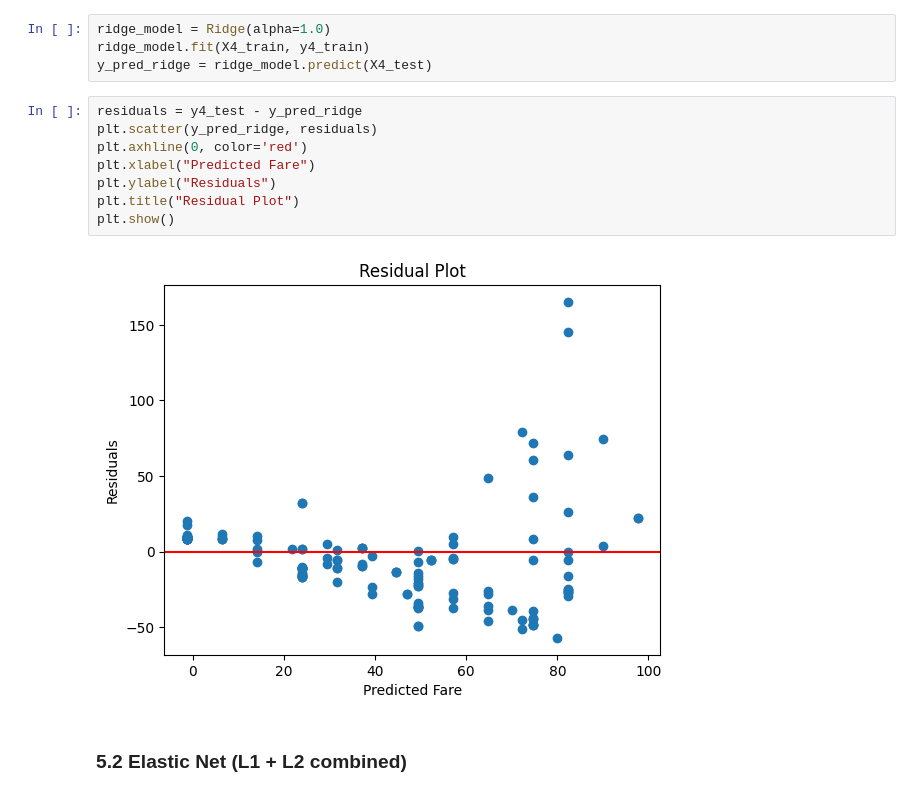
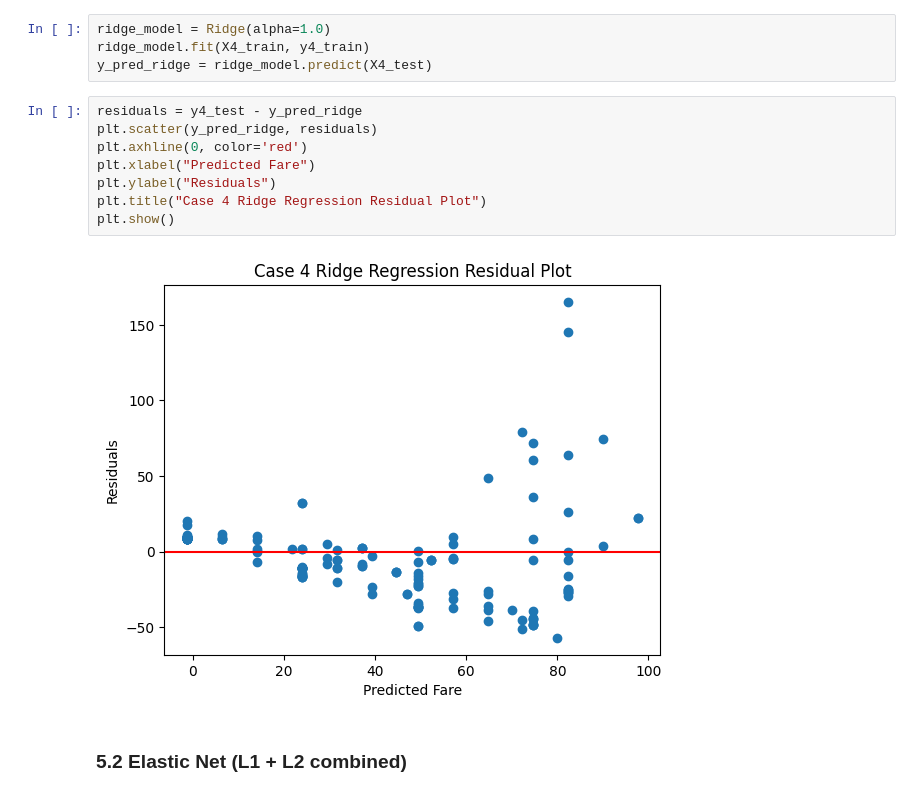
Before and after one commit to hrawp/applied-ml-hrawp, a Jupyter notebook: notebooks/project04/ml04__aaron.ipynb, the cells around one changed output. Saved outputs shown, nothing was run; the diff lists cells and outputs as text.

```diff
--- a/notebooks/project04/ml04__aaron.ipynb
+++ b/notebooks/project04/ml04__aaron.ipynb
@@ -351,13 +351,13 @@ y_pred_ridge = ridge_model.predict(X4_test)
 # %%
 residuals = y4_test - y_pred_ridge
 plt.scatter(y_pred_ridge, residuals)
 plt.axhline(0, color='red')
 plt.xlabel("Predicted Fare")
 plt.ylabel("Residuals")
-plt.title("Residual Plot")
+plt.title("Case 4 Ridge Regression Residual Plot")
 plt.show()
 # %% [output]
-[figure, old version]
+[figure, new version]
 # %% [markdown]
 ### 5.2 Elastic Net (L1 + L2 combined)
 # %%
```
Also changed, not shown: parts of 11 cells of this notebook.
